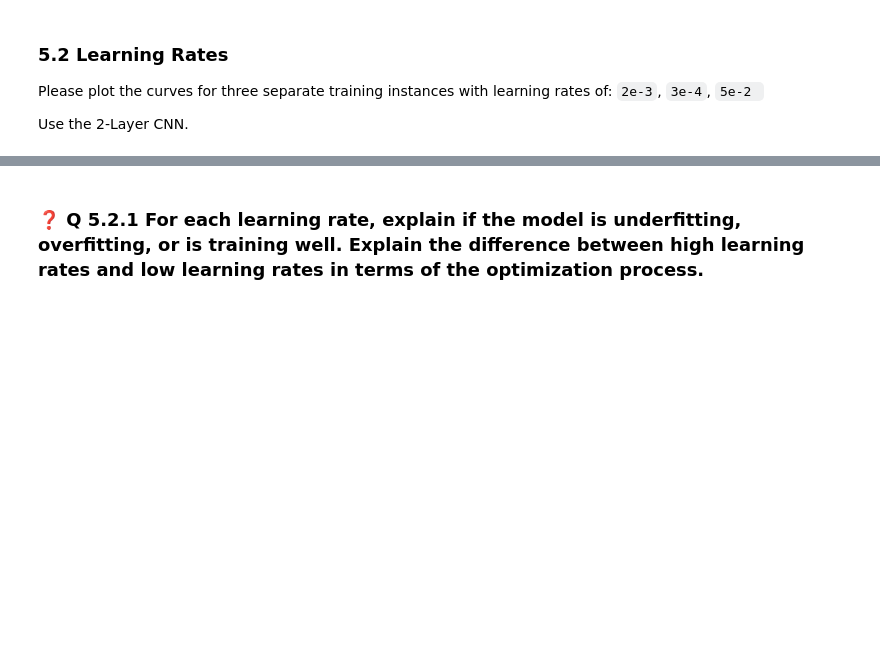
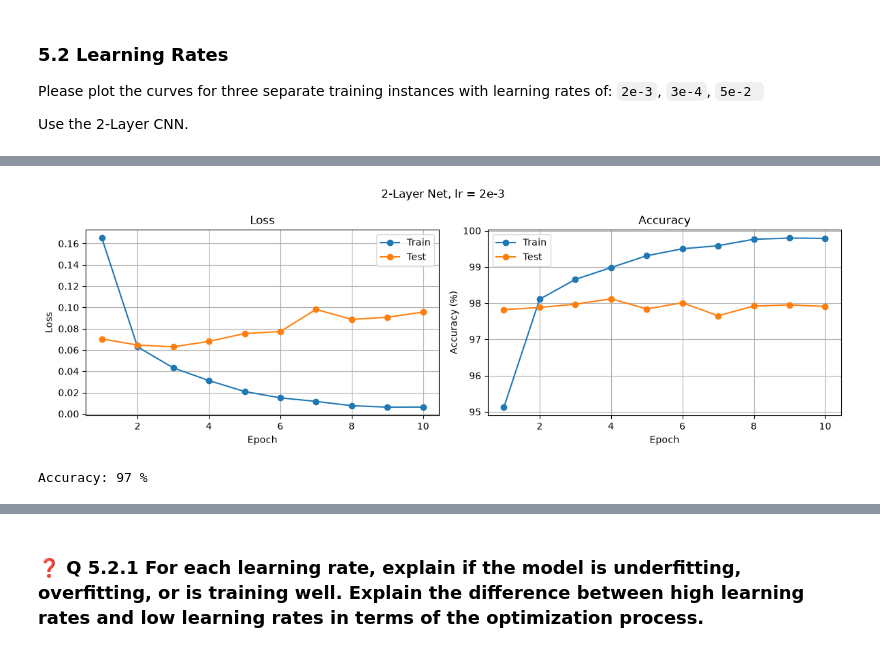
Before and after one commit to Cheemasukh962/EEC-174-Lab-3, a Jupyter notebook: Phase_1.ipynb, the cells around one changed output, grey strips where cells are left out. Cells and saved outputs as stored; diff of their text form; code cells hidden in the pictures; blank space fills up the shorter version.

```diff
--- a/Phase_1.ipynb
+++ b/Phase_1.ipynb
@@ -315,4 +323,20 @@ Please plot the curves for three separate training instances with learning rates
 Use the 2-Layer CNN.
 # %%
 # 2e-3
-# YOUR CODE HERE
+
+input_size = 784
+num_classes = 10
+lr = 2e-3
+num_epochs = 10
+
+net = Net2(input_size, num_classes)
+device = torch.device('cuda:0' if torch.cuda.is_available() else 'cpu')
+net.to(device)
+
+loss_function = nn.CrossEntropyLoss()
+optimizer = torch.optim.Adam(net.parameters(), lr=lr)
+
+history_2e3 = train(net, loss_function, optimizer, train_loader, test_loader, batch_size, num_epochs, device)
+plot_learning_curve(history_2e3, '2-Layer Net, lr = 2e-3')
+test_accuracy(model=net, test_loader=test_loader, input_size=input_size, device=device)
+# %% [output]
@@ -319,2 +353,4 @@ Use the 2-Layer CNN.
+[figure, added]
+Accuracy: 97 %
 # %%
 # 3e-4
```
Also changed, not shown: parts of 28 cells of this notebook.
